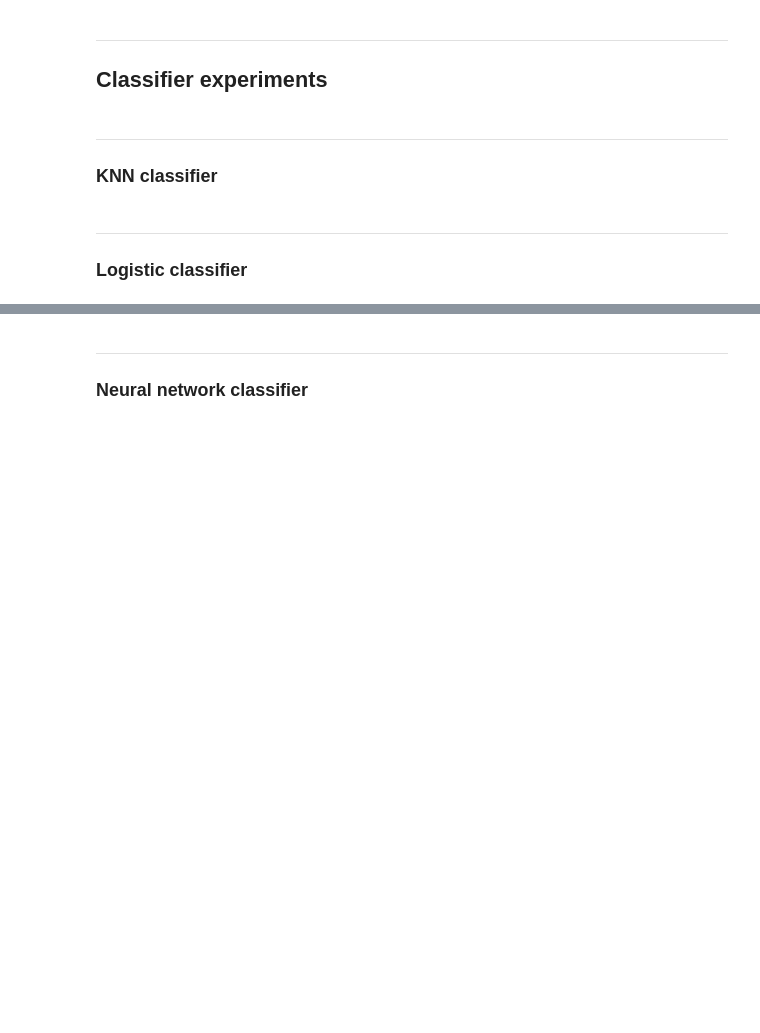
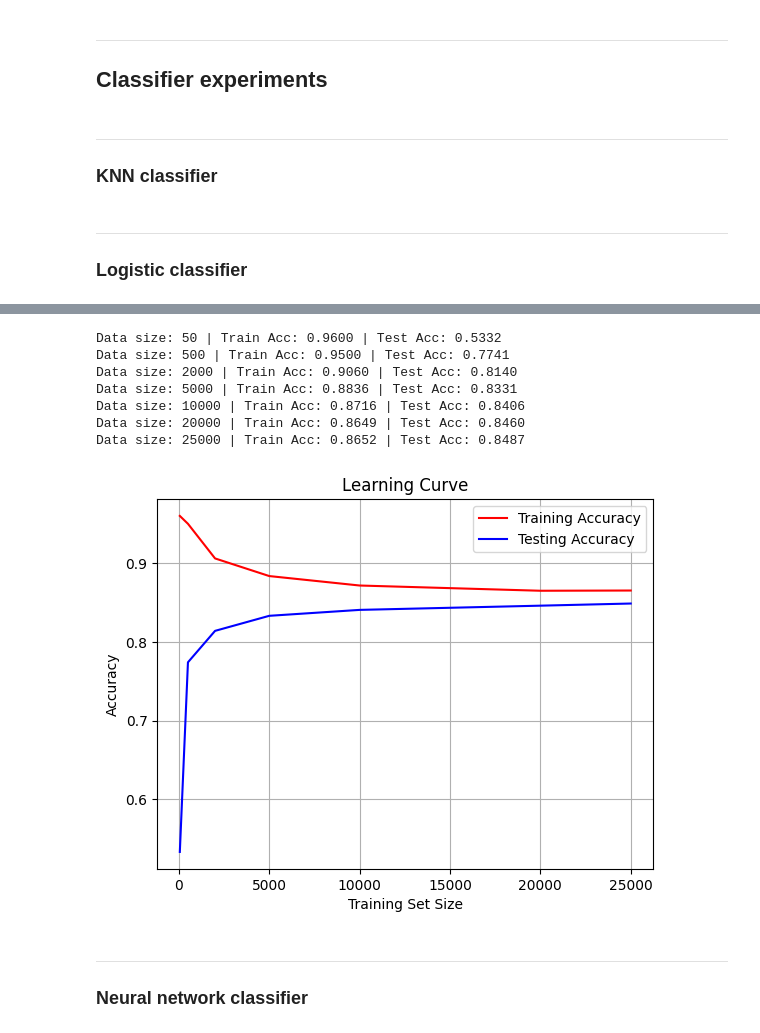
Before and after one commit to MiaNguyen912/cs178-IMDb-movie-reviews-classification--final-project-, a Jupyter notebook: IMDb_Movie_Reviews.ipynb, the cells around one changed output, grey strips where cells are left out. Saved outputs shown, nothing was run; the diff lists cells and outputs as text; code cells hidden in the pictures; blank space fills up the shorter version.

```diff
--- a/IMDb_Movie_Reviews.ipynb
+++ b/IMDb_Movie_Reviews.ipynb
@@ -383,3 +453,50 @@ train_accuracies, coefs = regularization(X_train_vectorized, y_train)
+# %%
+from sklearn.utils import shuffle
+
+def evaluate_logistic_with_data_sizes(X_train, y_train, X_test, y_test, data_sizes, C=1.0):
+    results = []
+
+    X_train_shuffled, y_train_shuffled = shuffle(X_train, y_train, random_state=42)
+
+    for size in data_sizes:
+        X_sub = X_train_shuffled[:size]
+        y_sub = y_train_shuffled[:size]
+
+        model = LogisticRegression(penalty='l2', solver='liblinear', C=C)
+        model.fit(X_sub, y_sub)
+
+        train_pred = model.predict(X_sub)
+        test_pred = model.predict(X_test)
+
+        train_acc = accuracy_score(y_sub, train_pred)
+        test_acc = accuracy_score(y_test, test_pred)
+
+        results.append((size, train_acc, test_acc))
+        print(f"Data size: {size} | Train Acc: {train_acc:.4f} | Test Acc: {test_acc:.4f}")
+
+    return results
+# %%
+data_sizes = [50, 500, 2000, 5000, 10000, 20000, 25000]
+results = evaluate_logistic_with_data_sizes(X_train_vectorized, y_train, X_test_vectorized, y_test, data_sizes)
+
+sizes, train_accs, test_accs = zip(*results)
+plt.plot(sizes, train_accs, label="Training Accuracy", color='red')
+plt.plot(sizes, test_accs, label="Testing Accuracy", color='blue')
+plt.xlabel("Training Set Size")
+plt.ylabel("Accuracy")
+plt.title("Learning Curve")
+plt.legend()
+plt.grid(True)
+plt.show()
+# %% [output]
+Data size: 50 | Train Acc: 0.9600 | Test Acc: 0.5332
+Data size: 500 | Train Acc: 0.9500 | Test Acc: 0.7741
+Data size: 2000 | Train Acc: 0.9060 | Test Acc: 0.8140
+Data size: 5000 | Train Acc: 0.8836 | Test Acc: 0.8331
+Data size: 10000 | Train Acc: 0.8716 | Test Acc: 0.8406
+Data size: 20000 | Train Acc: 0.8649 | Test Acc: 0.8460
+Data size: 25000 | Train Acc: 0.8652 | Test Acc: 0.8487
+[figure, added]
 # %% [markdown]
 ---
 ### Neural network classifier
```
Also changed, not shown: parts of 10 cells of this notebook.
